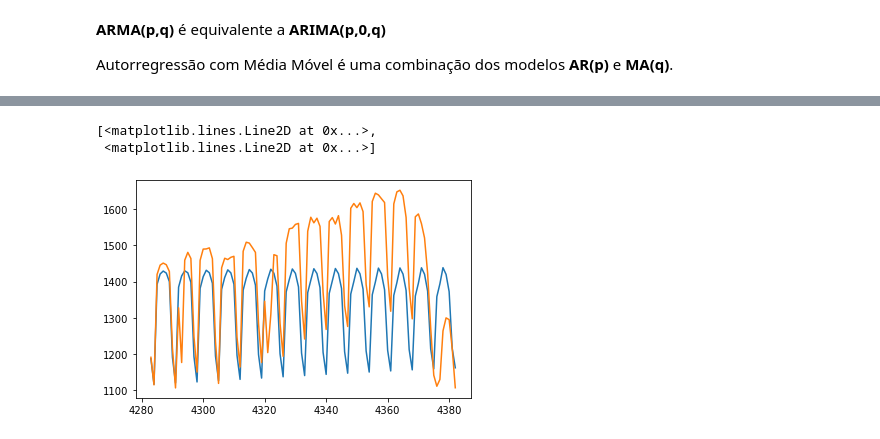
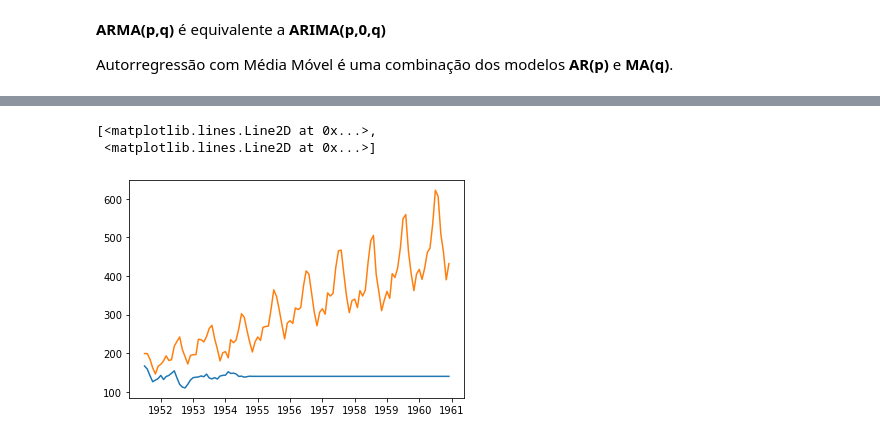
Before and after one commit to TerezaBoada/Estatistica, a Jupyter notebook: 3.2. Modelos Estatísticos para Séries Temporais.ipynb, the cells around one changed output, grey strips where cells are left out. Cells and saved outputs as stored; diff of their text form; code cells hidden in the pictures.

```diff
--- a/3.2. Modelos Estatísticos para Séries Temporais.ipynb
+++ b/3.2. Modelos Estatísticos para Séries Temporais.ipynb
@@ -72,0 +125,3 @@ df
+# %%
+df = df.set_index('Date')
+df
@@ -85,4 +176,4 @@ plt.show()
 # %%
-train_data = df['Consumption'][:len(df)-100]
-test_data = df['Consumption'][len(df)-100:]
+train_data = df['Passengers'][:30]
+test_data = df['Passengers'][30:]
 # %%
@@ -155,8 +227,5 @@ df
-# %%
-train_data = df[1:len(df['Consumption'])-10]
-test_data = df[len(df['Consumption'])-10:]
 # %%
-model = ARIMA(train_data['Consumption'], order=(0,0, 20))
+model = ARIMA(train_data, order=(0,0, 40))
 model_fit = model.fit()
 # %%
 predictions = model_fit.predict(start=len(train_data), end=len(train_data) + len(test_data)-1)
@@ -250,11 +307,11 @@ df_predictions = pd.DataFrame({'Predictions': predictions})
 # %%
 results_arma = pd.merge(df, df_predictions, left_index=True, right_index=True)
 # %%
-plt.plot(results_arma[['Predictions','Consumption']])
+plt.plot(results[['Predictions','Passengers']])
 # %% [output]
 [<matplotlib.lines.Line2D at 0x...>,
  <matplotlib.lines.Line2D at 0x...>]
-[figure, old version]
+[figure, new version]
 # %%
 results_arma.corr()
 # %% [output]
```
Also changed, not shown: parts of 80 cells of this notebook.
